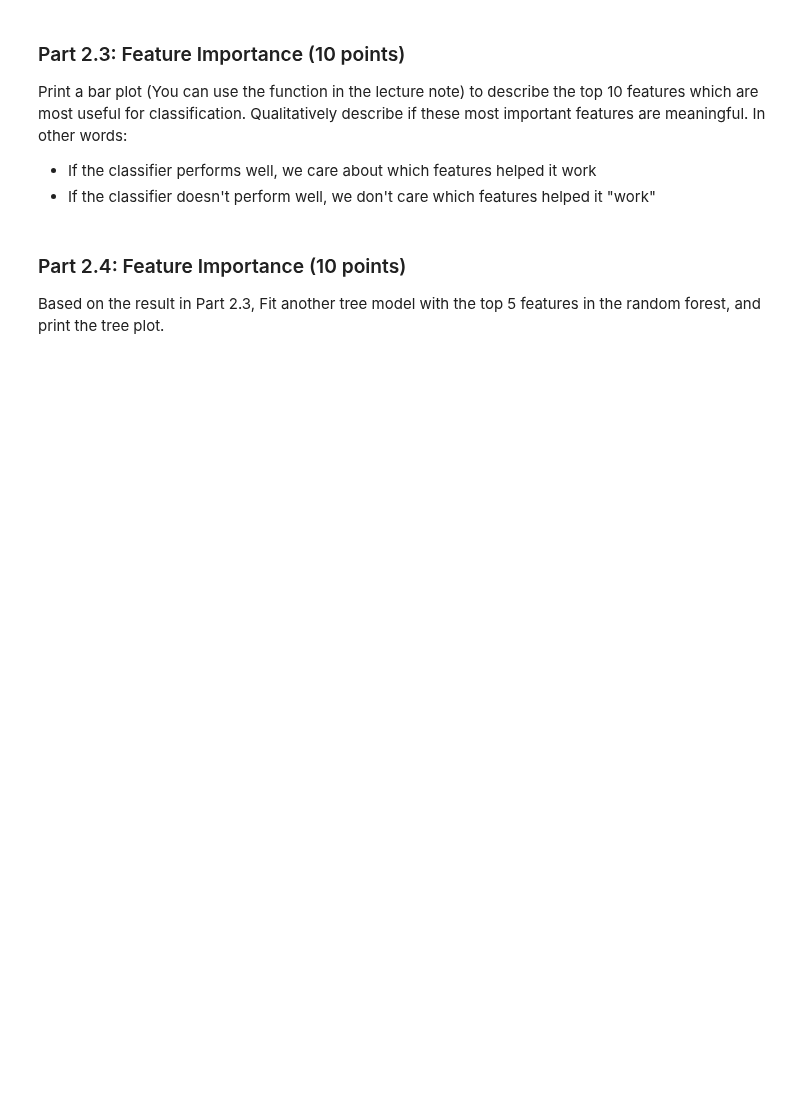
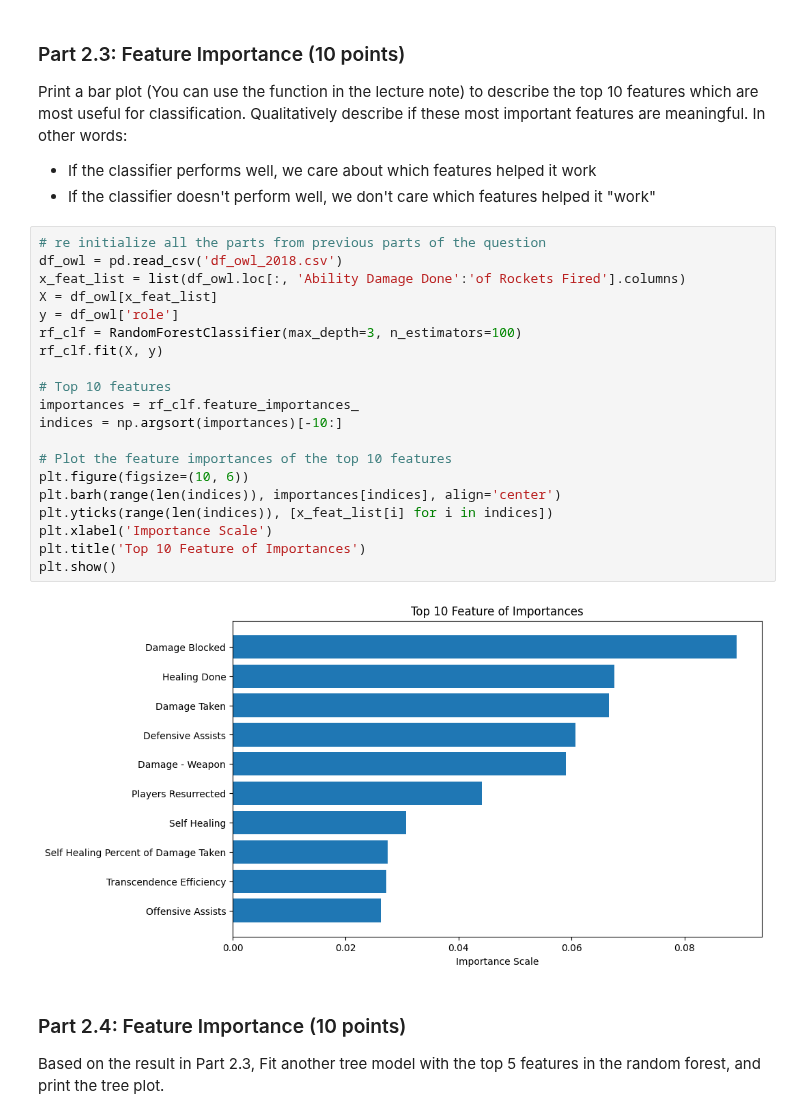
Before and after one commit to nickw0ng/DS3000, a Jupyter notebook: Homeworks/hw10.ipynb, the cells around one changed output. Cells and saved outputs as stored; diff of their text form; blank space fills up the shorter version.

```diff
--- a/Homeworks/hw10.ipynb
+++ b/Homeworks/hw10.ipynb
@@ -99,6 +209,28 @@ y_feat_list = np.array(['Damage', 'Support', 'Tank'])
 Print a bar plot (You can use the function in the lecture note) to describe the top 10 features which are most useful for classification.  Qualitatively describe if these most important features are meaningful. In other words:
 - If the classifier performs well, we care about which features helped it work
 - If the classifier doesn't perform well, we don't care which features helped it "work"
+# %%
+# re initialize all the parts from previous parts of the question
+df_owl = pd.read_csv('df_owl_2018.csv')
+x_feat_list = list(df_owl.loc[:, 'Ability Damage Done':'of Rockets Fired'].columns)
+X = df_owl[x_feat_list]
+y = df_owl['role']
+rf_clf = RandomForestClassifier(max_depth=3, n_estimators=100)
+rf_clf.fit(X, y)
+
+# Top 10 features
+importances = rf_clf.feature_importances_
+indices = np.argsort(importances)[-10:]
+
+# Plot the feature importances of the top 10 features
+plt.figure(figsize=(10, 6))
+plt.barh(range(len(indices)), importances[indices], align='center')
+plt.yticks(range(len(indices)), [x_feat_list[i] for i in indices])
+plt.xlabel('Importance Scale')
+plt.title('Top 10 Feature of Importances')
+plt.show()
+# %% [output]
+[figure, added]
 # %% [markdown]
 ### Part 2.4: Feature Importance (10 points)
 
```
Also changed, not shown: parts of 11 cells of this notebook, 4 other files.
